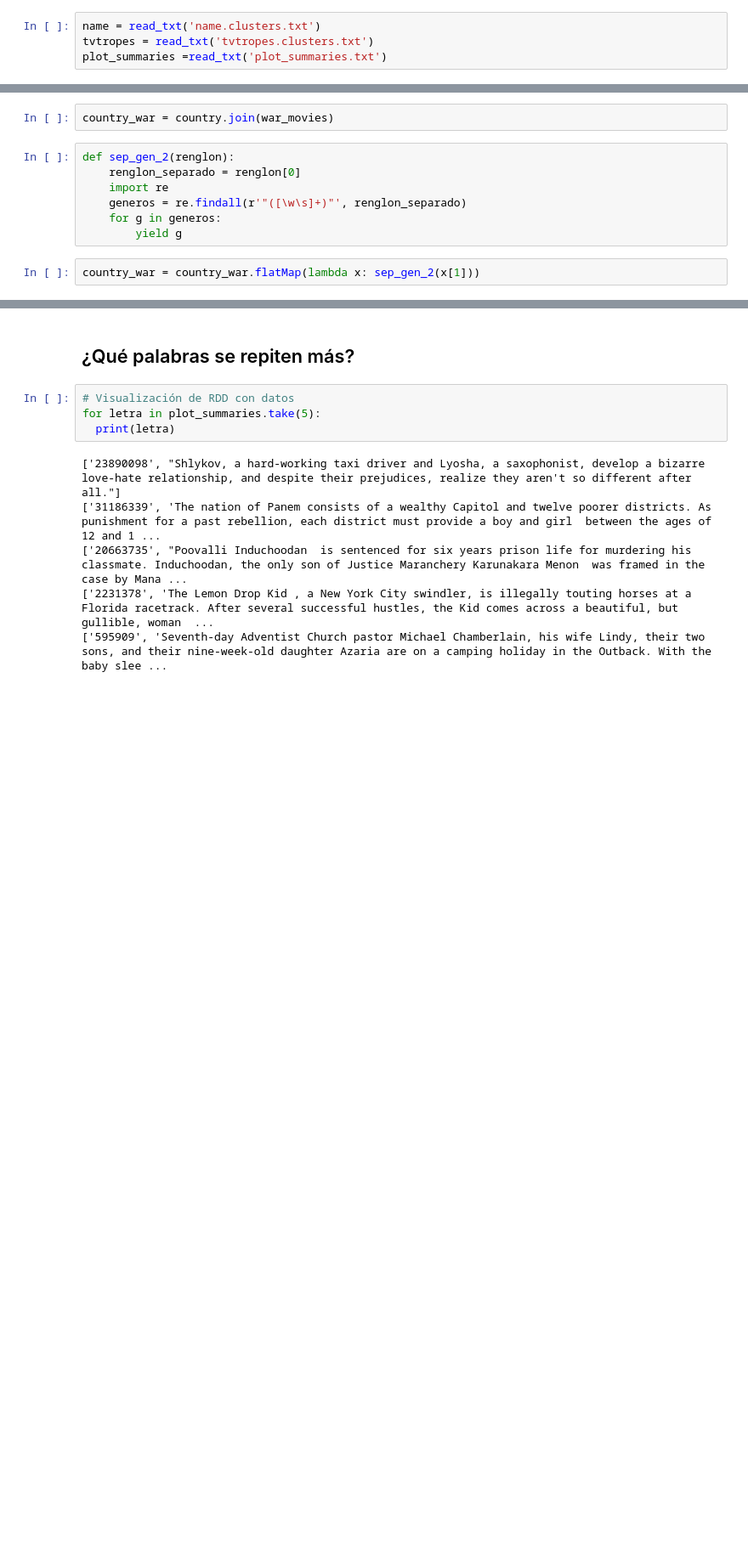
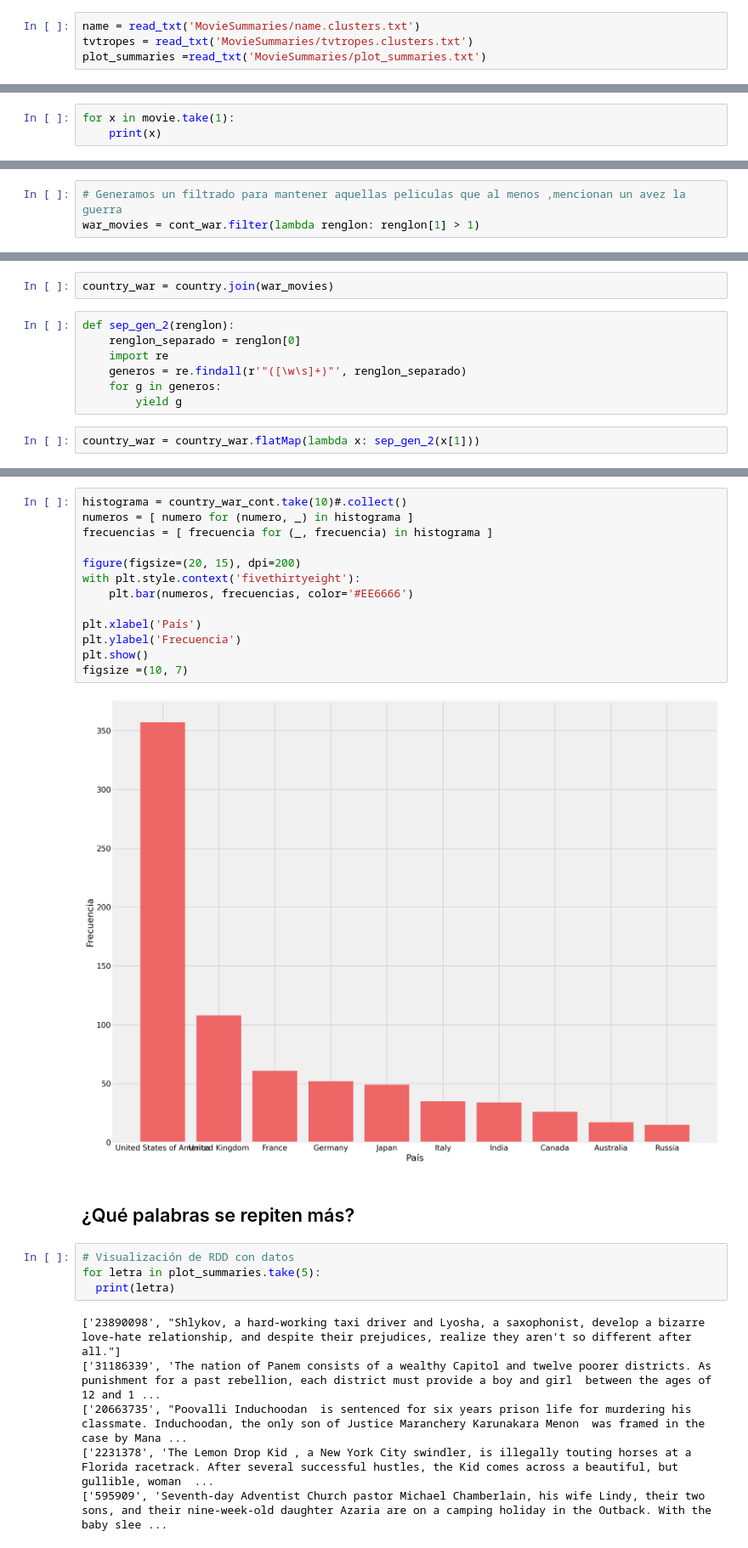
Before and after one commit to danielfrgs/2022_1-Datos-Masivos-I, a Jupyter notebook: Proyectos/P1/P1.ipynb, the cells around one changed output, grey strips where cells are left out. Shown at 85% size. Cells and saved outputs as stored; diff of their text form; blank space fills up the shorter version.

```diff
--- a/Proyectos/P1/P1.ipynb
+++ b/Proyectos/P1/P1.ipynb
@@ -73,4 +87,4 @@ movie = read_tsv('movie.metadata.tsv')
 # %%
-name = read_txt('name.clusters.txt')
-tvtropes = read_txt('tvtropes.clusters.txt')
-plot_summaries =read_txt('plot_summaries.txt')
+name = read_txt('MovieSummaries/name.clusters.txt')
+tvtropes = read_txt('MovieSummaries/tvtropes.clusters.txt')
+plot_summaries =read_txt('MovieSummaries/plot_summaries.txt')
@@ -76,0 +95,3 @@ plot_summaries =read_txt('plot_summaries.txt')
+# %%
+for x in movie.take(1):
+    print(x)
@@ -177,3 +234,6 @@ war_movies = cont_war.filter(lambda renglon: renglon[1] > 5)
+# %%
+# Generamos un filtrado para mantener aquellas peliculas que al menos ,mencionan un avez la guerra
+war_movies = cont_war.filter(lambda renglon: renglon[1] > 1)
 # %% [markdown]
 ## ¿Cual es la película que más menciona 'war' en su descripción?
 # %%
@@ -234,3 +298,18 @@ country_war_cont.take(10)
+# %%
+histograma = country_war_cont.take(10)#.collect()
+numeros = [ numero for (numero, _) in histograma ]
+frecuencias = [ frecuencia for (_, frecuencia) in histograma ]
+
+figure(figsize=(20, 15), dpi=200)
+with plt.style.context('fivethirtyeight'):
+    plt.bar(numeros, frecuencias, color='#EE6666')
+
+plt.xlabel('País')
+plt.ylabel('Frecuencia')
+plt.show()
+figsize =(10, 7)
+# %% [output]
+[figure, added]
 # %% [markdown]
 ## ¿Qué palabras se repiten más?
 # %%
```
Also changed, not shown: parts of 26 cells of this notebook.
